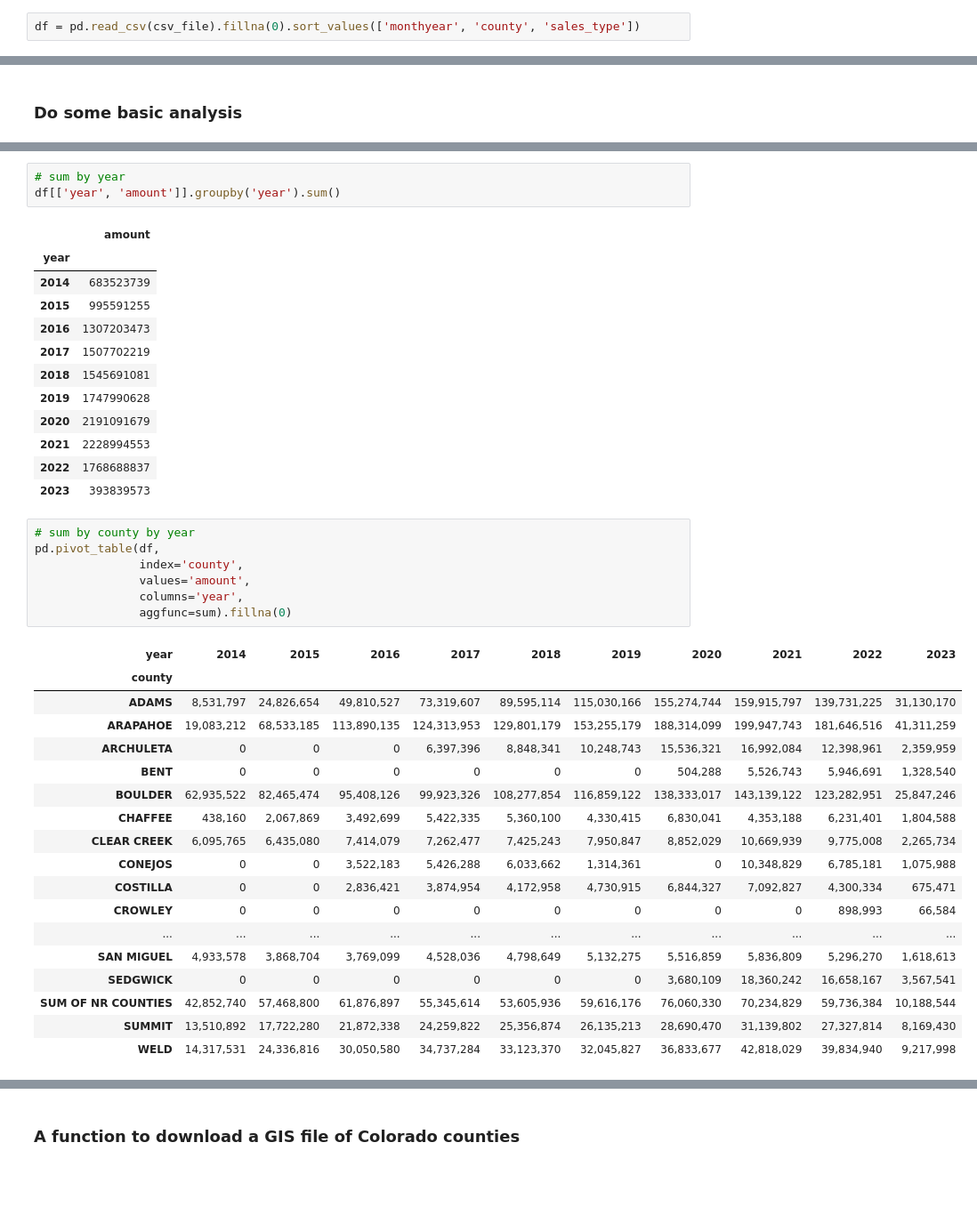
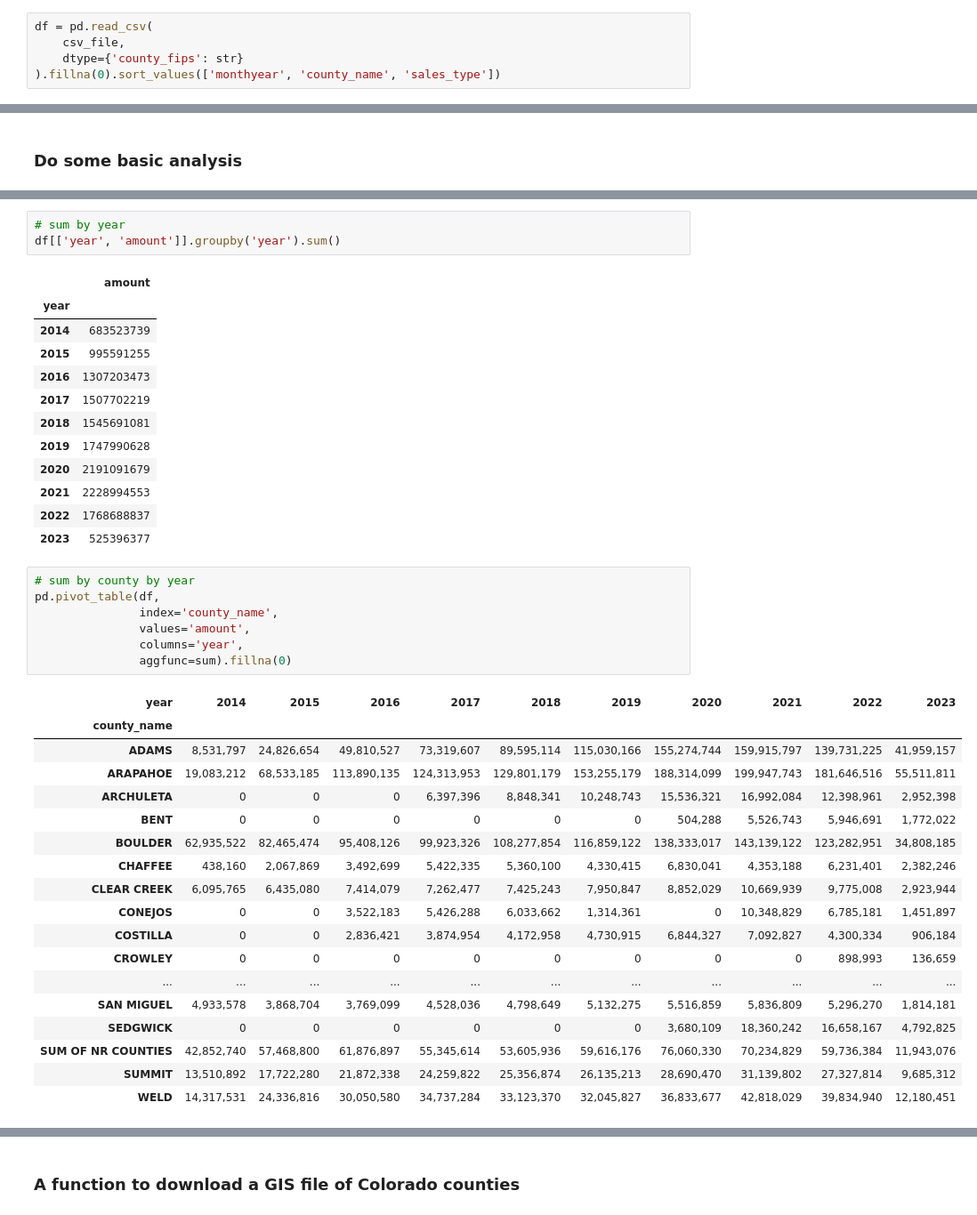
Before and after one commit to cjwinchester/co-weed-sales-data, a Jupyter notebook: Analyzing Colorado Cannabis Sales Data.ipynb, the cells around one changed output, grey strips where cells are left out. Shown at 89% size. Cells and saved outputs as stored; diff of their text form; blank space fills up the shorter version.

```diff
--- a/Analyzing Colorado Cannabis Sales Data.ipynb
+++ b/Analyzing Colorado Cannabis Sales Data.ipynb
@@ -44,7 +44,10 @@ Running the next cell fires a separate script, `download.py`, that grabs the lat
 # %%
 csv_file = 'co-cannabis-sales.csv'
 # %%
-df = pd.read_csv(csv_file).fillna(0).sort_values(['monthyear', 'county', 'sales_type'])
+df = pd.read_csv(
+    csv_file,
+    dtype={'county_fips': str}
+).fillna(0).sort_values(['monthyear', 'county_name', 'sales_type'])
 # %%
 df.head()
 # %% [output]
@@ -119,32 +122,32 @@ df[['year', 'amount']].groupby('year').sum()
 | 2020 | 2191091679 |
 | 2021 | 2228994553 |
 | 2022 | 1768688837 |
-| 2023 | 393839573 |
+| 2023 | 525396377 |
 # %%
 # sum by county by year
 pd.pivot_table(df,
-               index='county',
+               index='county_name',
                values='amount',
                columns='year',
                aggfunc=sum).fillna(0)
 # %% [output]
 | year | 2014 | 2015 | 2016 | 2017 | 2018 | 2019 | 2020 | 2021 | 2022 | 2023 |
-| county |  |  |  |  |  |  |  |  |  |  |
-| ADAMS | 8,531,797 | 24,826,654 | 49,810,527 | 73,319,607 | 89,595,114 | 115,030,166 | 155,274,744 | 159,915,797 | 139,731,225 | 31,130,170 |
-| ARAPAHOE | 19,083,212 | 68,533,185 | 113,890,135 | 124,313,953 | 129,801,179 | 153,255,179 | 188,314,099 | 199,947,743 | 181,646,516 | 41,311,259 |
-| ARCHULETA | 0 | 0 | 0 | 6,397,396 | 8,848,341 | 10,248,743 | 15,536,321 | 16,992,084 | 12,398,961 | 2,359,959 |
-| BENT | 0 | 0 | 0 | 0 | 0 | 0 | 504,288 | 5,526,743 | 5,946,691 | 1,328,540 |
-| BOULDER | 62,935,522 | 82,465,474 | 95,408,126 | 99,923,326 | 108,277,854 | 116,859,122 | 138,333,017 | 143,139,122 | 123,282,951 | 25,847,246 |
-| CHAFFEE | 438,160 | 2,067,869 | 3,492,699 | 5,422,335 | 5,360,100 | 4,330,415 | 6,830,041 | 4,353,188 | 6,231,401 | 1,804,588 |
-| CLEAR CREEK | 6,095,765 | 6,435,080 | 7,414,079 | 7,262,477 | 7,425,243 | 7,950,847 | 8,852,029 | 10,669,939 | 9,775,008 | 2,265,734 |
-| CONEJOS | 0 | 0 | 3,522,183 | 5,426,288 | 6,033,662 | 1,314,361 | 0 | 10,348,829 | 6,785,181 | 1,075,988 |
-| COSTILLA | 0 | 0 | 2,836,421 | 3,874,954 | 4,172,958 | 4,730,915 | 6,844,327 | 7,092,827 | 4,300,334 | 675,471 |
-| CROWLEY | 0 | 0 | 0 | 0 | 0 | 0 | 0 | 0 | 898,993 | 66,584 |
+| county_name |  |  |  |  |  |  |  |  |  |  |
+| ADAMS | 8,531,797 | 24,826,654 | 49,810,527 | 73,319,607 | 89,595,114 | 115,030,166 | 155,274,744 | 159,915,797 | 139,731,225 | 41,959,157 |
+| ARAPAHOE | 19,083,212 | 68,533,185 | 113,890,135 | 124,313,953 | 129,801,179 | 153,255,179 | 188,314,099 | 199,947,743 | 181,646,516 | 55,511,811 |
+| ARCHULETA | 0 | 0 | 0 | 6,397,396 | 8,848,341 | 10,248,743 | 15,536,321 | 16,992,084 | 12,398,961 | 2,952,398 |
+| BENT | 0 | 0 | 0 | 0 | 0 | 0 | 504,288 | 5,526,743 | 5,946,691 | 1,772,022 |
+| BOULDER | 62,935,522 | 82,465,474 | 95,408,126 | 99,923,326 | 108,277,854 | 116,859,122 | 138,333,017 | 143,139,122 | 123,282,951 | 34,808,185 |
+| CHAFFEE | 438,160 | 2,067,869 | 3,492,699 | 5,422,335 | 5,360,100 | 4,330,415 | 6,830,041 | 4,353,188 | 6,231,401 | 2,382,246 |
+| CLEAR CREEK | 6,095,765 | 6,435,080 | 7,414,079 | 7,262,477 | 7,425,243 | 7,950,847 | 8,852,029 | 10,669,939 | 9,775,008 | 2,923,944 |
+| CONEJOS | 0 | 0 | 3,522,183 | 5,426,288 | 6,033,662 | 1,314,361 | 0 | 10,348,829 | 6,785,181 | 1,451,897 |
+| COSTILLA | 0 | 0 | 2,836,421 | 3,874,954 | 4,172,958 | 4,730,915 | 6,844,327 | 7,092,827 | 4,300,334 | 906,184 |
+| CROWLEY | 0 | 0 | 0 | 0 | 0 | 0 | 0 | 0 | 898,993 | 136,659 |
 | ... | ... | ... | ... | ... | ... | ... | ... | ... | ... | ... |
-| SAN MIGUEL | 4,933,578 | 3,868,704 | 3,769,099 | 4,528,036 | 4,798,649 | 5,132,275 | 5,516,859 | 5,836,809 | 5,296,270 | 1,618,613 |
-| SEDGWICK | 0 | 0 | 0 | 0 | 0 | 0 | 3,680,109 | 18,360,242 | 16,658,167 | 3,567,541 |
-| SUM OF NR COUNTIES | 42,852,740 | 57,468,800 | 61,876,897 | 55,345,614 | 53,605,936 | 59,616,176 | 76,060,330 | 70,234,829 | 59,736,384 | 10,188,544 |
-| SUMMIT | 13,510,892 | 17,722,280 | 21,872,338 | 24,259,822 | 25,356,874 | 26,135,213 | 28,690,470 | 31,139,802 | 27,327,814 | 8,169,430 |
-| WELD | 14,317,531 | 24,336,816 | 30,050,580 | 34,737,284 | 33,123,370 | 32,045,827 | 36,833,677 | 42,818,029 | 39,834,940 | 9,217,998 |
+| SAN MIGUEL | 4,933,578 | 3,868,704 | 3,769,099 | 4,528,036 | 4,798,649 | 5,132,275 | 5,516,859 | 5,836,809 | 5,296,270 | 1,814,181 |
+| SEDGWICK | 0 | 0 | 0 | 0 | 0 | 0 | 3,680,109 | 18,360,242 | 16,658,167 | 4,792,825 |
+| SUM OF NR COUNTIES | 42,852,740 | 57,468,800 | 61,876,897 | 55,345,614 | 53,605,936 | 59,616,176 | 76,060,330 | 70,234,829 | 59,736,384 | 11,943,076 |
+| SUMMIT | 13,510,892 | 17,722,280 | 21,872,338 | 24,259,822 | 25,356,874 | 26,135,213 | 28,690,470 | 31,139,802 | 27,327,814 | 9,685,312 |
+| WELD | 14,317,531 | 24,336,816 | 30,050,580 | 34,737,284 | 33,123,370 | 32,045,827 | 36,833,677 | 42,818,029 | 39,834,940 | 12,180,451 |
 # %%
 # for all years, what percentage of total sales do the "NR Counties" contribute?
```
Also changed, not shown: parts of 12 cells of this notebook, 2 other files.
